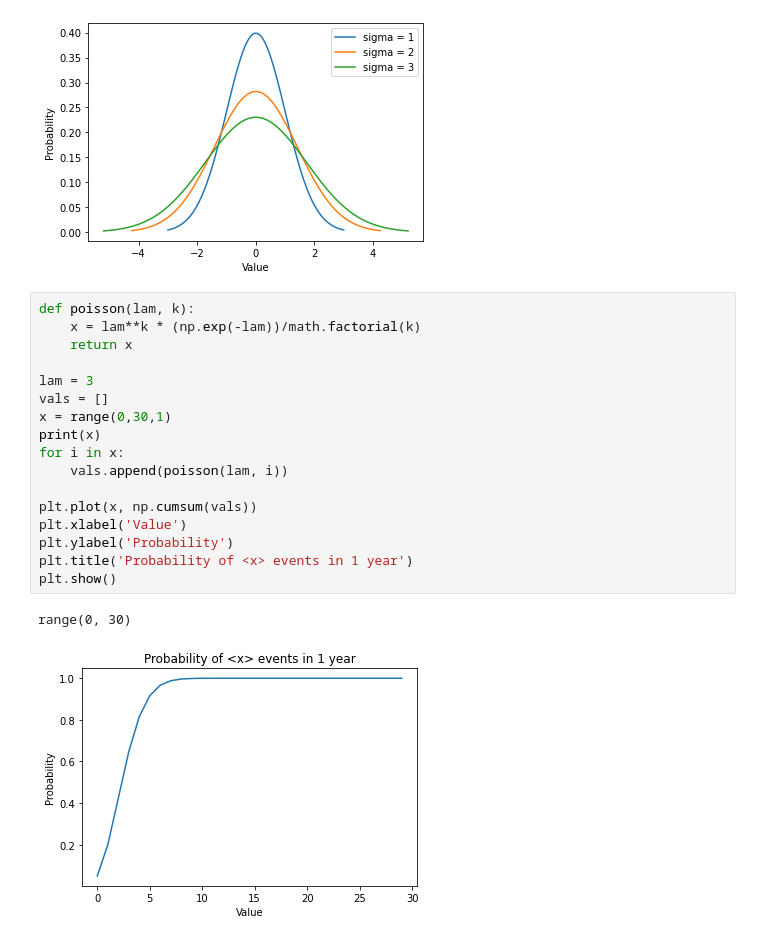
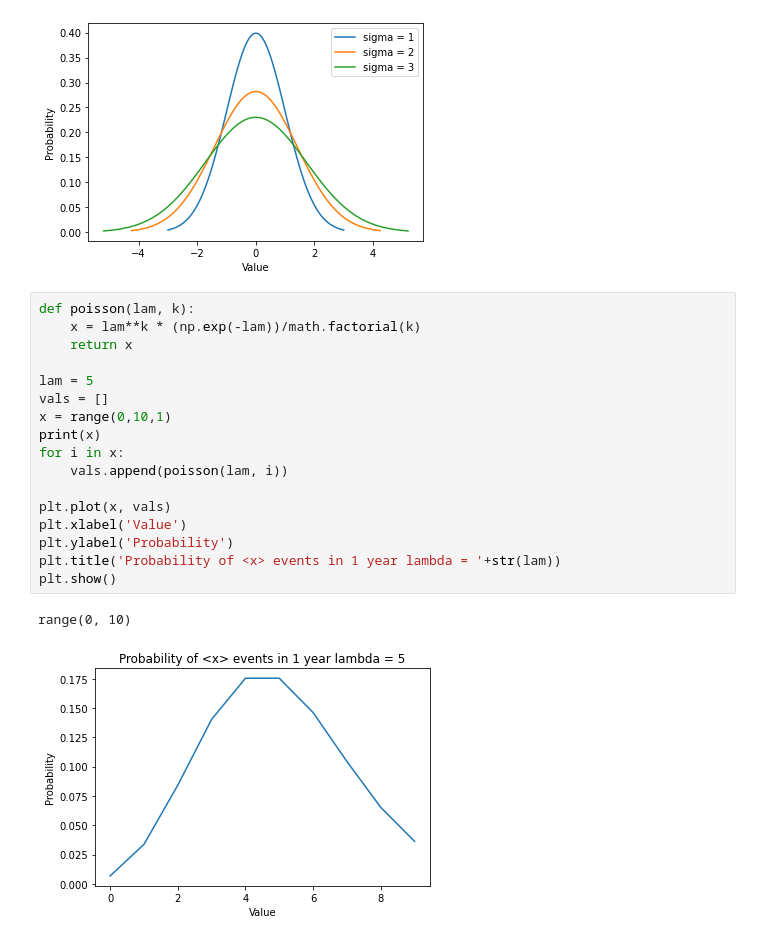
Before and after one commit to FlanFlanagan/misc_python, a Jupyter notebook: distributions.ipynb, the cells around one changed output. Cells and saved outputs as stored; diff of their text form.

```diff
--- a/distributions.ipynb
+++ b/distributions.ipynb
@@ -37,20 +37,20 @@ plt.show()
 # %%
 def poisson(lam, k):
     x = lam**k * (np.exp(-lam))/math.factorial(k)
     return x
 
-lam = 3
+lam = 5
 vals = []
-x = range(0,30,1)
+x = range(0,10,1)
 print(x)
 for i in x:
     vals.append(poisson(lam, i))
 
-plt.plot(x, np.cumsum(vals))
+plt.plot(x, vals)
 plt.xlabel('Value')
 plt.ylabel('Probability')
-plt.title('Probability of <x> events in 1 year')
+plt.title('Probability of <x> events in 1 year lambda = '+str(lam))
 plt.show()
 # %% [output]
-range(0, 30)
+range(0, 10)
-[figure, old version]
+[figure, new version]
```
Also changed, not shown: 11 other files.
